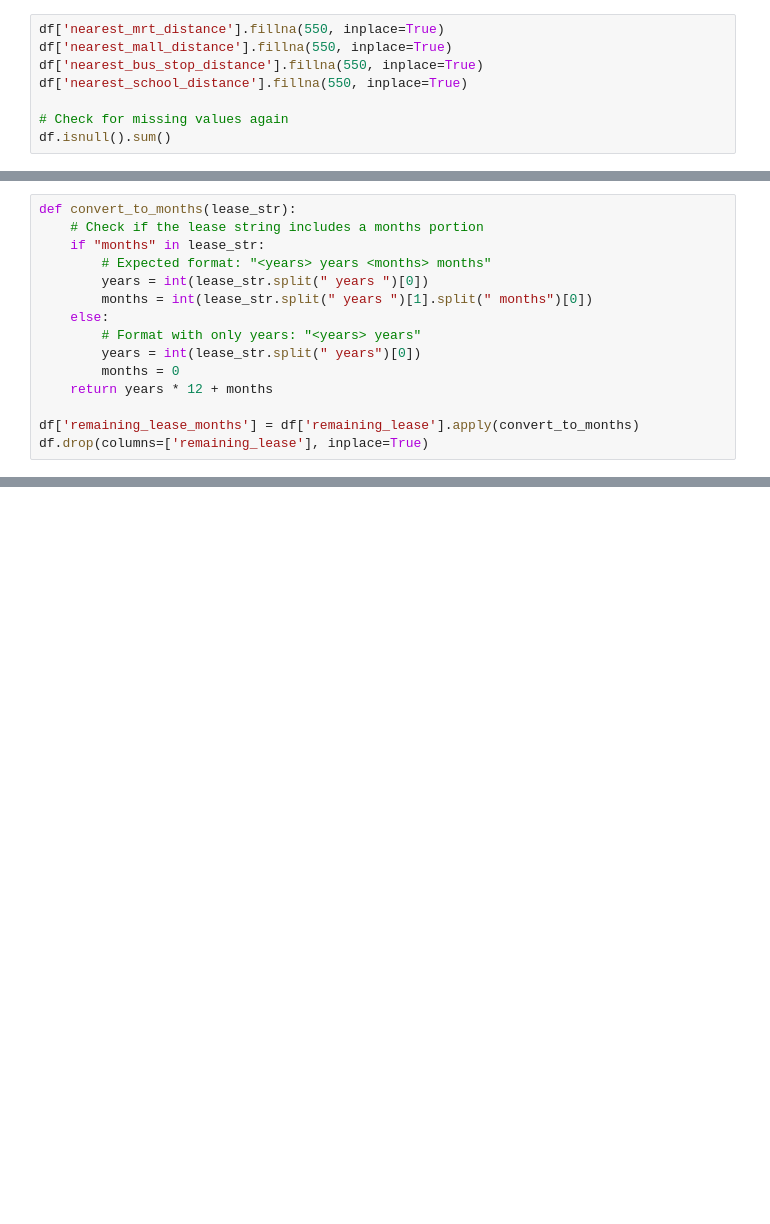
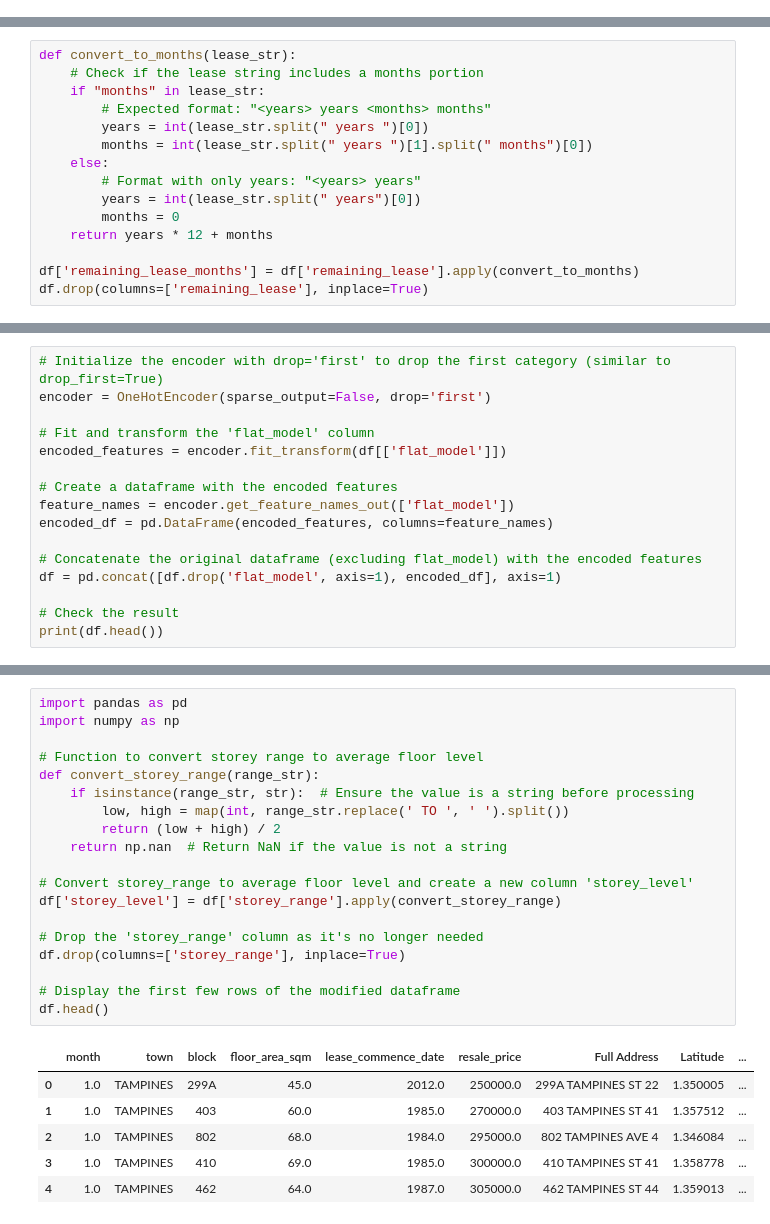
Before and after one commit to cheesexuanyang/Machine-Learning_lab-P5_Group11, a Jupyter notebook: INF2008_Project_HDB.ipynb, the cells around one changed output, grey strips where cells are left out. Drawn from its saved outputs; the diff is of its cells as text; blank space fills up the shorter version.

```diff
--- a/INF2008_Project_HDB.ipynb
+++ b/INF2008_Project_HDB.ipynb
@@ -104,11 +105,3 @@ mrt_count                        0
 mall_count                       0
 school_count                     0
 dtype: int64
-# %%
-df['nearest_mrt_distance'].fillna(550, inplace=True)
-df['nearest_mall_distance'].fillna(550, inplace=True)
-df['nearest_bus_stop_distance'].fillna(550, inplace=True)
-df['nearest_school_distance'].fillna(550, inplace=True)
-
-# Check for missing values again
-df.isnull().sum()
@@ -189,0 +251,16 @@ df.drop(columns=['remaining_lease'], inplace=True)
+# %%
+# Initialize the encoder with drop='first' to drop the first category (similar to drop_first=True)
+encoder = OneHotEncoder(sparse_output=False, drop='first')
+
+# Fit and transform the 'flat_model' column
+encoded_features = encoder.fit_transform(df[['flat_model']])
+
+# Create a dataframe with the encoded features
+feature_names = encoder.get_feature_names_out(['flat_model'])
+encoded_df = pd.DataFrame(encoded_features, columns=feature_names)
+
+# Concatenate the original dataframe (excluding flat_model) with the encoded features
+df = pd.concat([df.drop('flat_model', axis=1), encoded_df], axis=1)
+
+# Check the result
+print(df.head())
@@ -189,0 +285,26 @@ df.drop(columns=['remaining_lease'], inplace=True)
+# %%
+import pandas as pd
+import numpy as np
+
+# Function to convert storey range to average floor level
+def convert_storey_range(range_str):
+    if isinstance(range_str, str):  # Ensure the value is a string before processing
+        low, high = map(int, range_str.replace(' TO ', ' ').split())
+        return (low + high) / 2
+    return np.nan  # Return NaN if the value is not a string
+
+# Convert storey_range to average floor level and create a new column 'storey_level'
+df['storey_level'] = df['storey_range'].apply(convert_storey_range)
+
+# Drop the 'storey_range' column as it's no longer needed
+df.drop(columns=['storey_range'], inplace=True)
+
+# Display the first few rows of the modified dataframe
+df.head()
+# %% [output]
+|  | month | town | block | floor_area_sqm | lease_commence_date | resale_price | Full Address | Latitude | ... |
+| 0 | 1.0 | TAMPINES | 299A | 45.0 | 2012.0 | 250000.0 | 299A TAMPINES ST 22 | 1.350005 | ... |
+| 1 | 1.0 | TAMPINES | 403 | 60.0 | 1985.0 | 270000.0 | 403 TAMPINES ST 41 | 1.357512 | ... |
+| 2 | 1.0 | TAMPINES | 802 | 68.0 | 1984.0 | 295000.0 | 802 TAMPINES AVE 4 | 1.346084 | ... |
+| 3 | 1.0 | TAMPINES | 410 | 69.0 | 1985.0 | 300000.0 | 410 TAMPINES ST 41 | 1.358778 | ... |
+| 4 | 1.0 | TAMPINES | 462 | 64.0 | 1987.0 | 305000.0 | 462 TAMPINES ST 44 | 1.359013 | ... |
```
Also changed, not shown: parts of 21 cells of this notebook.
